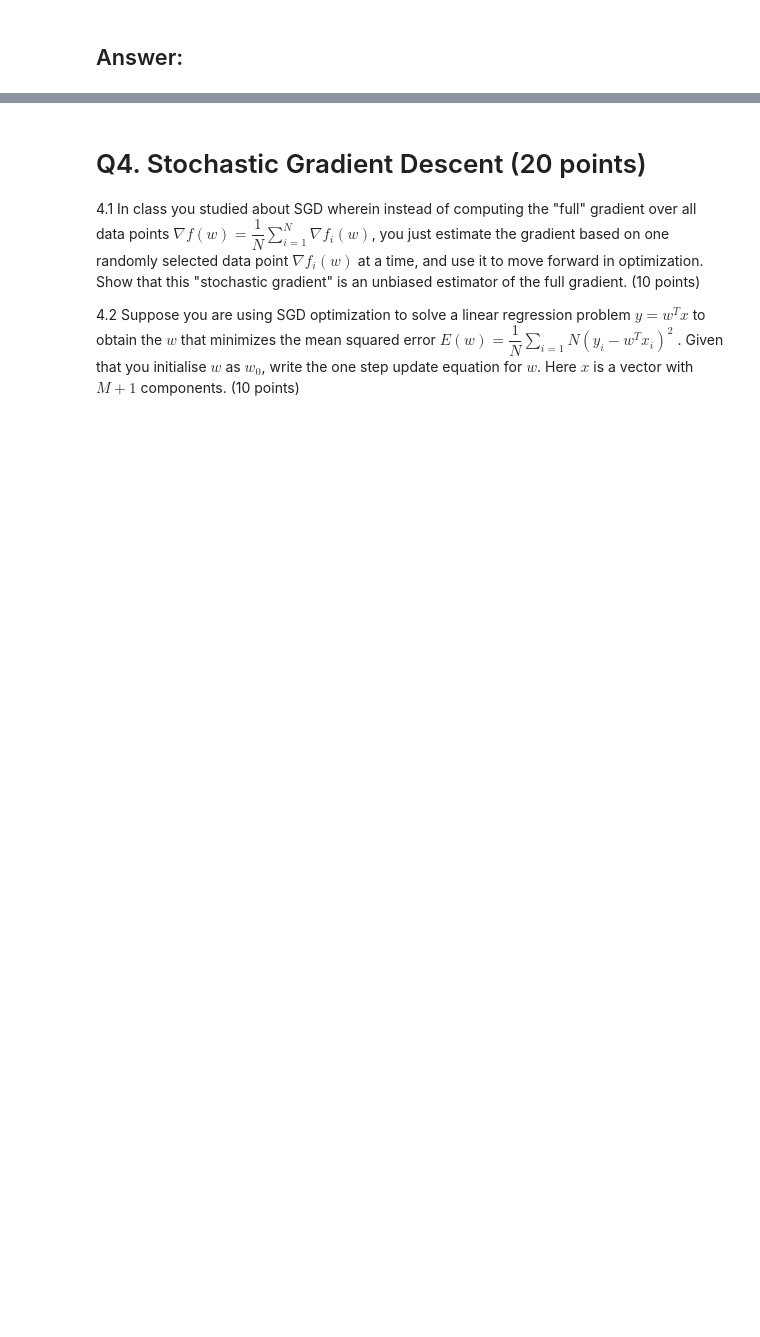
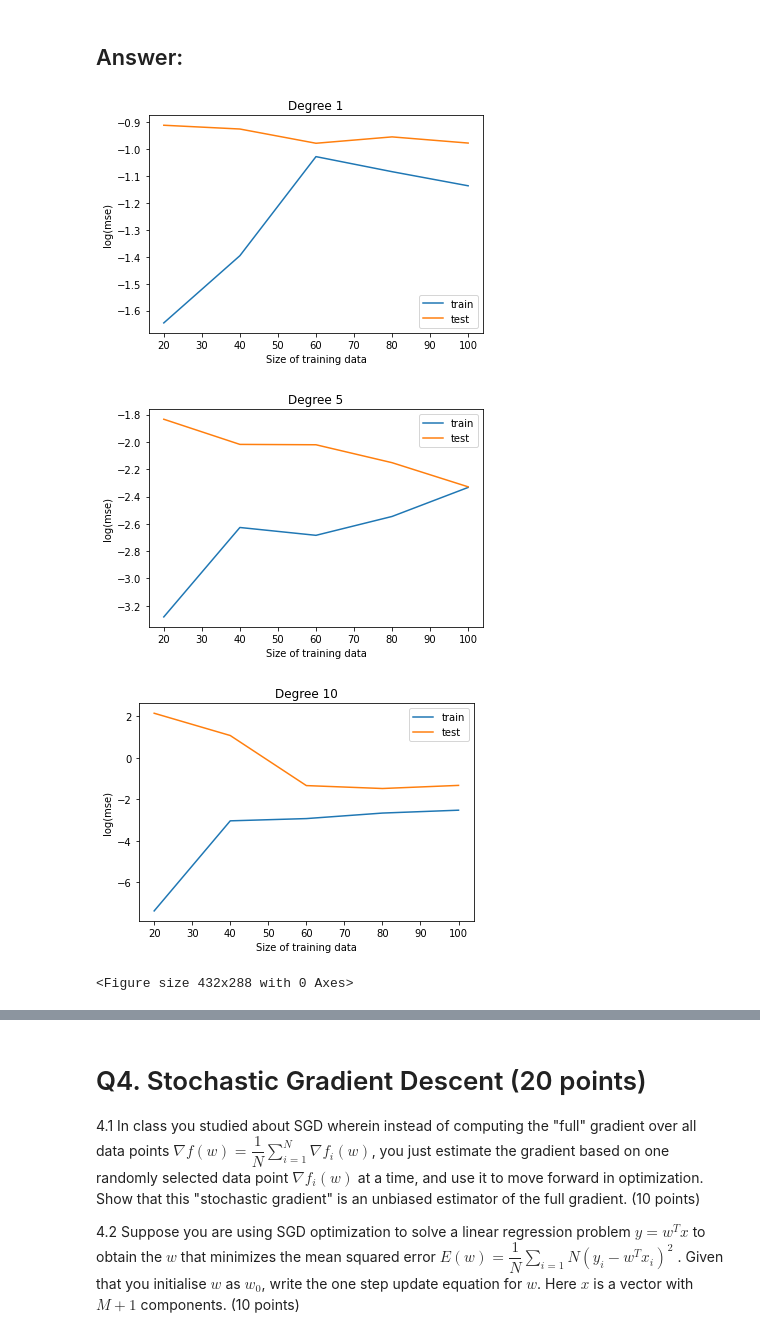
Before and after one commit to babusid/ECE461P, a Jupyter notebook: HW2/HW2.ipynb, the cells around one changed output, grey strips where cells are left out. Cells and saved outputs as stored; diff of their text form; code cells hidden in the pictures; blank space fills up the shorter version.

```diff
--- a/HW2/HW2.ipynb
+++ b/HW2/HW2.ipynb
@@ -89,12 +89,3 @@ x_test = data_load.item().get("x_test")
 y_test = data_load.item().get("y_test")
 
 lrp = LinearRegression()
-# %%
-def plot_curves(x_train, y_train, x_test, y_test):
-  # Fit polynomial models of degrees 1, 5, 10 to the training data.
-  # Print out the mean squared error (on both train and test sets) for all the models.
-  # Plot the data (y_train vs x_train and y_test vs x_test), the fitted models (predictions on x_all by different models vs x_all), and the predictions on the test set (predictions on x_test by different models vs x_test).
-
-  # YOUR CODE COMES HERE
-  print("IMPLEMENT ME!")
-  return [0, 0, 0], [0, 0, 0]
@@ -135,2 +169,25 @@ IMPLEMENT ME!
 # %% [markdown]
 ## Answer:
+# %%
+# plot the log(mse) on train and test dataset vs size of training data for different degrees
+#combine all the train_mse
+train_mses = np.stack((train_rmses_20, train_rmses_40, train_rmses_60, train_rmses_80, train_rmses_100), axis=0)
+test_mses = np.stack((test_rmses_20, test_rmses_40, test_rmses_60, test_rmses_80, test_rmses_100), axis=0)
+#plot the log(mse) on train and test dataset vs size of training data for different degrees
+plt.figure()
+degrees = [1, 5, 10]
+for i in range(3):
+    #plot logmse vs size of training data
+    plt.plot([20, 40, 60, 80, 100], np.log(train_mses[:, i]), label='train')
+    plt.plot([20, 40, 60, 80, 100], np.log(test_mses[:, i]), label='test')
+    plt.legend()
+    plt.xlabel('Size of training data')
+    plt.ylabel('log(mse)')
+    plt.title('Degree '+ str(degrees[i]))
+    plt.show()
+    plt.figure()
+# %% [output]
+[figure, added]
+[figure, added]
+[figure, added]
+<Figure size 432x288 with 0 Axes>
```
Also changed, not shown: parts of 7 cells of this notebook.
